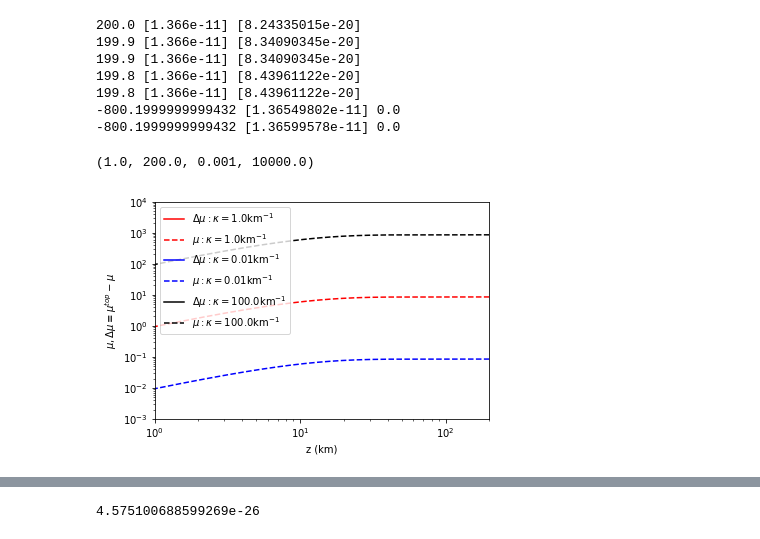
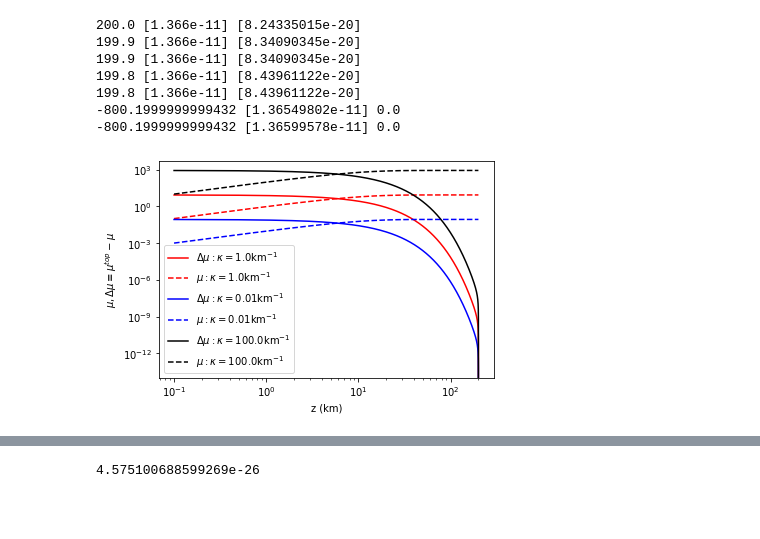
Before and after one commit to dodelson/Physics-of-Energy, a Jupyter notebook: Code/RadiativeTransfer.ipynb, the cells around one changed output, grey strips where cells are left out. Saved outputs shown, nothing was run; the diff lists cells and outputs as text; code cells hidden in the pictures; blank space fills up the shorter version.

```diff
--- a/Code/RadiativeTransfer.ipynb
+++ b/Code/RadiativeTransfer.ipynb
@@ -142,26 +149,25 @@ inu=integrate.odeint(didz, y0, t,args=(updown,),rtol=1.e10, atol=1.e-10) # for d
 # %%
 ### mu
 kappa=1. #/km
-mu=kappa*H*(1.-np.exp(-t/H))
+mu=kappa*H*(1.-np.exp(-t/H)) ##t = z
 plt.plot(t,-mu+mu[-1],'-r',label='$\\Delta\\mu: \\kappa=$'+str(kappa)+'km$^{-1}$')
 plt.plot(t,mu,'--r',label='$\\mu: \\kappa=$'+str(kappa)+'km$^{-1}$')
 kappa=.01 #/km
 mu=kappa*H*(1.-np.exp(-t/H))
 plt.plot(t,-mu+mu[-1],'-b',label='$\\Delta\\mu: \\kappa=$'+str(kappa)+'km$^{-1}$')
 plt.plot(t,mu,'--b',label='$\\mu: \\kappa=$'+str(kappa)+'km$^{-1}$')
 kappa=100. #/km
 mu=kappa*H*(1.-np.exp(-t/H))
 plt.plot(t,-mu+mu[-1],'-k',label='$\\Delta\\mu: \\kappa=$'+str(kappa)+'km$^{-1}$')
 plt.plot(t,mu,'--k',label='$\\mu: \\kappa=$'+str(kappa)+'km$^{-1}$')
 plt.legend()
 plt.xlabel('z (km)')
 plt.ylabel('$\\mu,\\Delta\mu\equiv\\mu^{top}-\\mu$')
 plt.yscale('log')
 plt.xscale('log')
-plt.axis([1.,200,1.e-3,10000])
+#plt.axis([1.,200,1.e-3,10000])
 # %% [output]
-(1.0, 200.0, 0.001, 10000.0)
-[figure, old version]
+[figure, new version]
 # %%
 plt.plot(t,inu*1.e9)
 plt.yscale('log')
```
Also changed, not shown: parts of 23 cells of this notebook, 15 other files.
